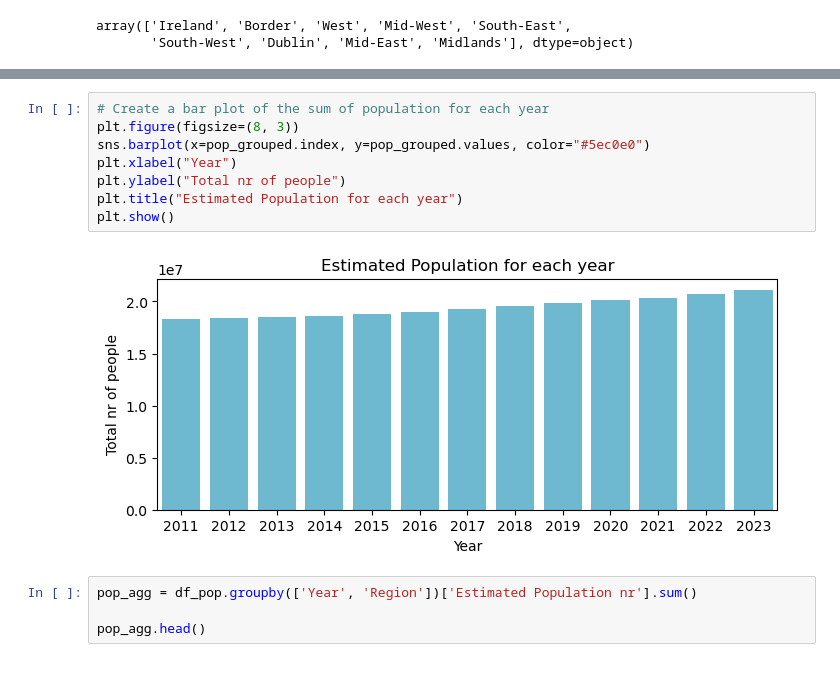
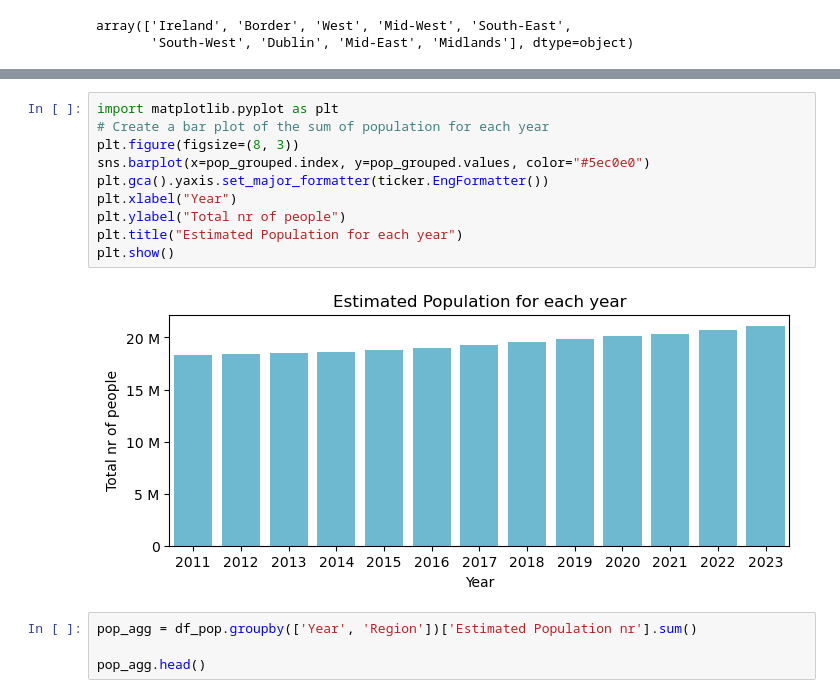
Before and after one commit to Natidhcp/MSc_DA, a Jupyter notebook: PEA.ipynb, the cells around one changed output, grey strips where cells are left out. Drawn from its saved outputs; the diff is of its cells as text.

```diff
--- a/PEA.ipynb
+++ b/PEA.ipynb
@@ -138,15 +139,17 @@ Year
 2023    21126500.0
 Name: Estimated Population nr, dtype: float64
 # %%
+import matplotlib.pyplot as plt
 # Create a bar plot of the sum of population for each year
 plt.figure(figsize=(8, 3))
 sns.barplot(x=pop_grouped.index, y=pop_grouped.values, color="#5ec0e0")
+plt.gca().yaxis.set_major_formatter(ticker.EngFormatter())
 plt.xlabel("Year")
 plt.ylabel("Total nr of people")
 plt.title("Estimated Population for each year")
 plt.show()
 # %% [output]
-[figure, old version]
+[figure, new version]
 # %%
 pop_agg = df_pop.groupby(['Year', 'Region'])['Estimated Population nr'].sum()
 
```
Also changed, not shown: parts of 24 cells of this notebook, 12 other files.
